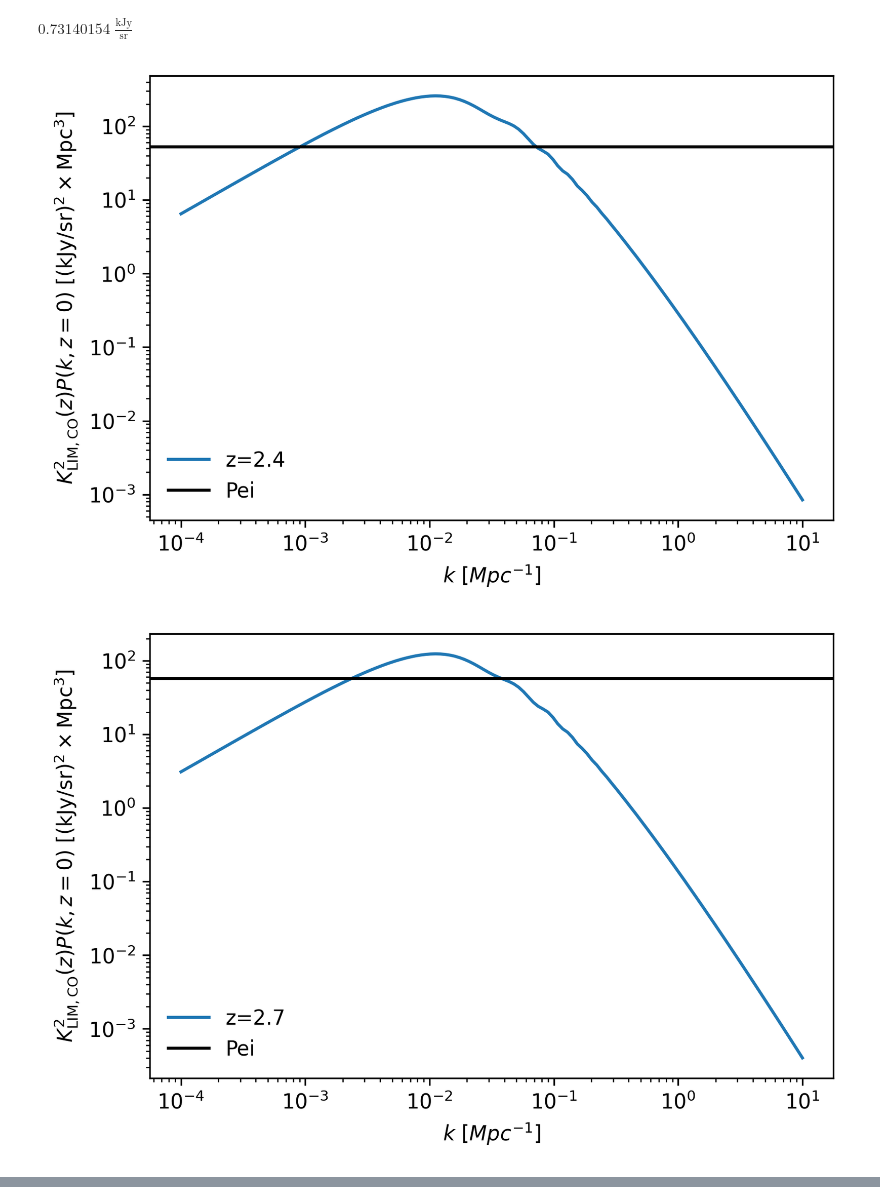
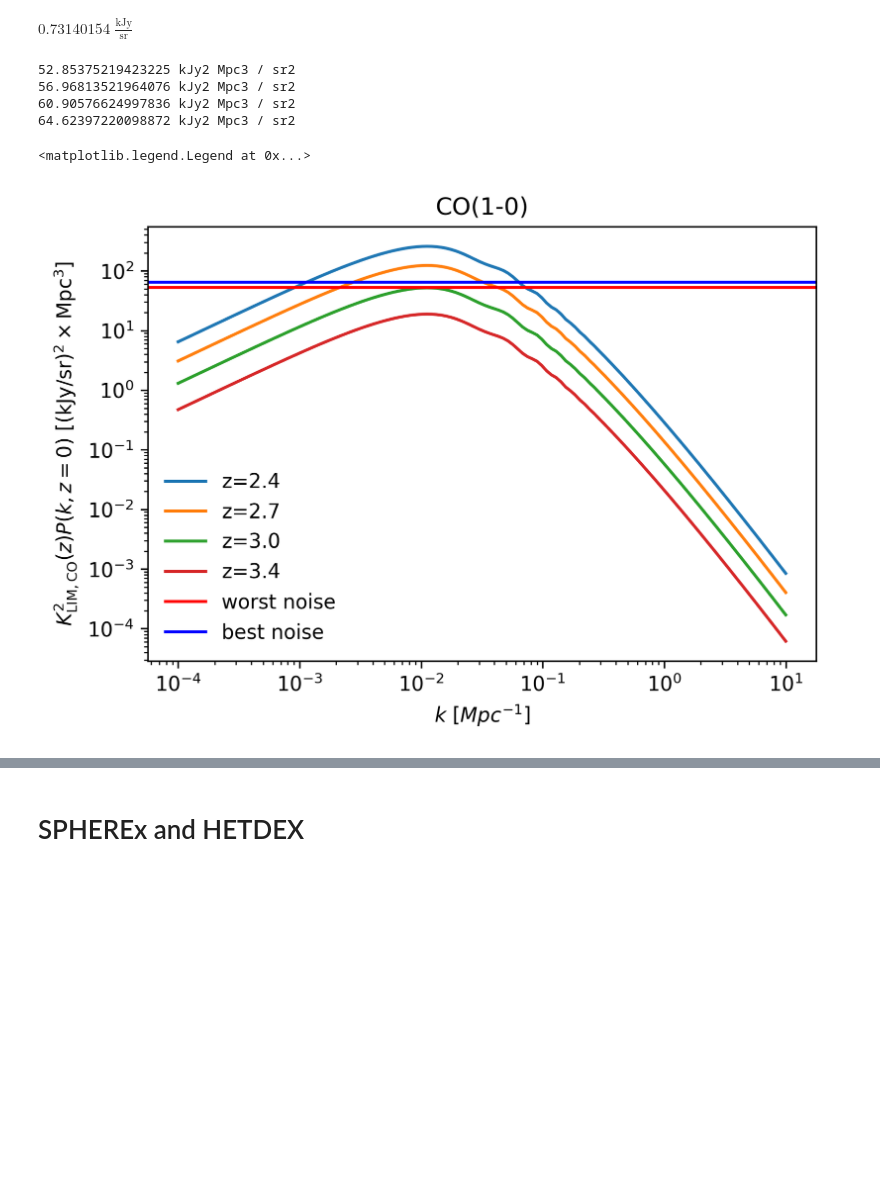
Before and after one commit to DelonShen/LIMxCMBL, a Jupyter notebook: 012.000.2025-03-12-noise-spectra.ipynb, the cells around one changed output, grey strips where cells are left out. Saved outputs shown, nothing was run; the diff lists cells and outputs as text; code cells hidden in the pictures; blank space fills up the shorter version.

```diff
--- a/012.000.2025-03-12-noise-spectra.ipynb
+++ b/012.000.2025-03-12-noise-spectra.ipynb
@@ -22,8 +14,3 @@ def pixelComovingArea(pixarea, z):
-# %%
-def voxelComovingVolume(z, pixarea,  R=None):
-    result = voxelComovingDepth(z, R=R)
-    result *= pixelComovingArea(pixarea, z)
-    return result
 # %% [markdown]
 # CCAT Prime
 # %%
@@ -122,23 +103,31 @@ $0.73140154 \; \mathrm{\frac{kJy}{sr}}$
 zmin = 2.4
 zmax = 3.4
 idxs = np.where((zs < zmax) & (zs>zmin))[0]
+# %%
+_a, _b = COMAP_Pei()
 # %%
+plt.figure(dpi = 300)
 for idx in idxs[::300]:
-    plt.figure(dpi = 300)
     z = zs[idx]
     plt.plot(k, KI_CO[idx]**2 * pk_lin, label='z=%.1f'%(z))
 
     Pei = sigmaIPixel**2 * voxelComovingVolume(z, Omegapix, R=R)
     Pei = Pei.to(u.kJy**2 / u.sr**2 * u.Mpc**3)
-    plt.axhline(np.array(Pei), c='k', label='Pei')
-    plt.xscale('log')
-    plt.yscale('log')
-    plt.xlabel('$k\ [Mpc^{-1}]$', )
-    plt.ylabel(r'$K_{\rm LIM,CO}^2(z)P(k, z=0)\ [{\rm (kJy/sr)^2\times Mpc}^3]$', )
-    plt.legend(frameon=False)
+    print(Pei)
 
+plt.xscale('log')
+plt.yscale('log')
+plt.xlabel('$k\ [Mpc^{-1}]$', )
+plt.ylabel(r'$K_{\rm LIM,CO}^2(z)P(k, z=0)\ [{\rm (kJy/sr)^2\times Mpc}^3]$', )
 
-    plt.show()
+plt.axhline(np.array(_a), c='r', label='worst noise')
+plt.axhline(np.array(_b), c='b', label='best noise')
+plt.title('CO(1-0)')
+plt.legend(frameon=False)
 # %% [output]
+52.85375219423225 kJy2 Mpc3 / sr2
+56.96813521964076 kJy2 Mpc3 / sr2
+60.90576624997836 kJy2 Mpc3 / sr2
+64.62397220098872 kJy2 Mpc3 / sr2
+<matplotlib.legend.Legend at 0x...>
-[figure, old version]
+[figure, new version]
-[figure, removed]
@@ -146,0 +134,2 @@ for idx in idxs[::300]:
+# %% [markdown]
+# SPHEREx and HETDEX
```
Also changed, not shown: parts of 12 cells of this notebook, 14 other files.
